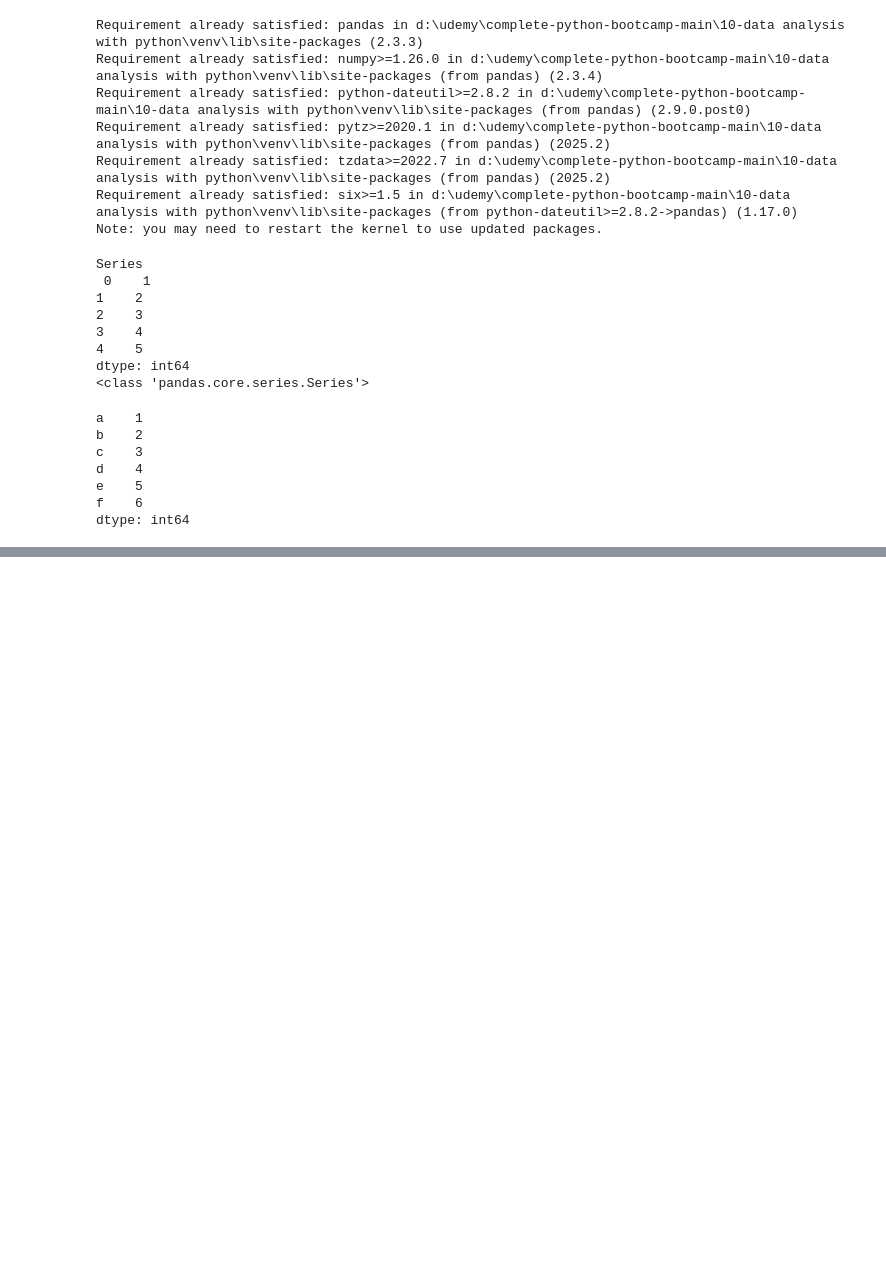
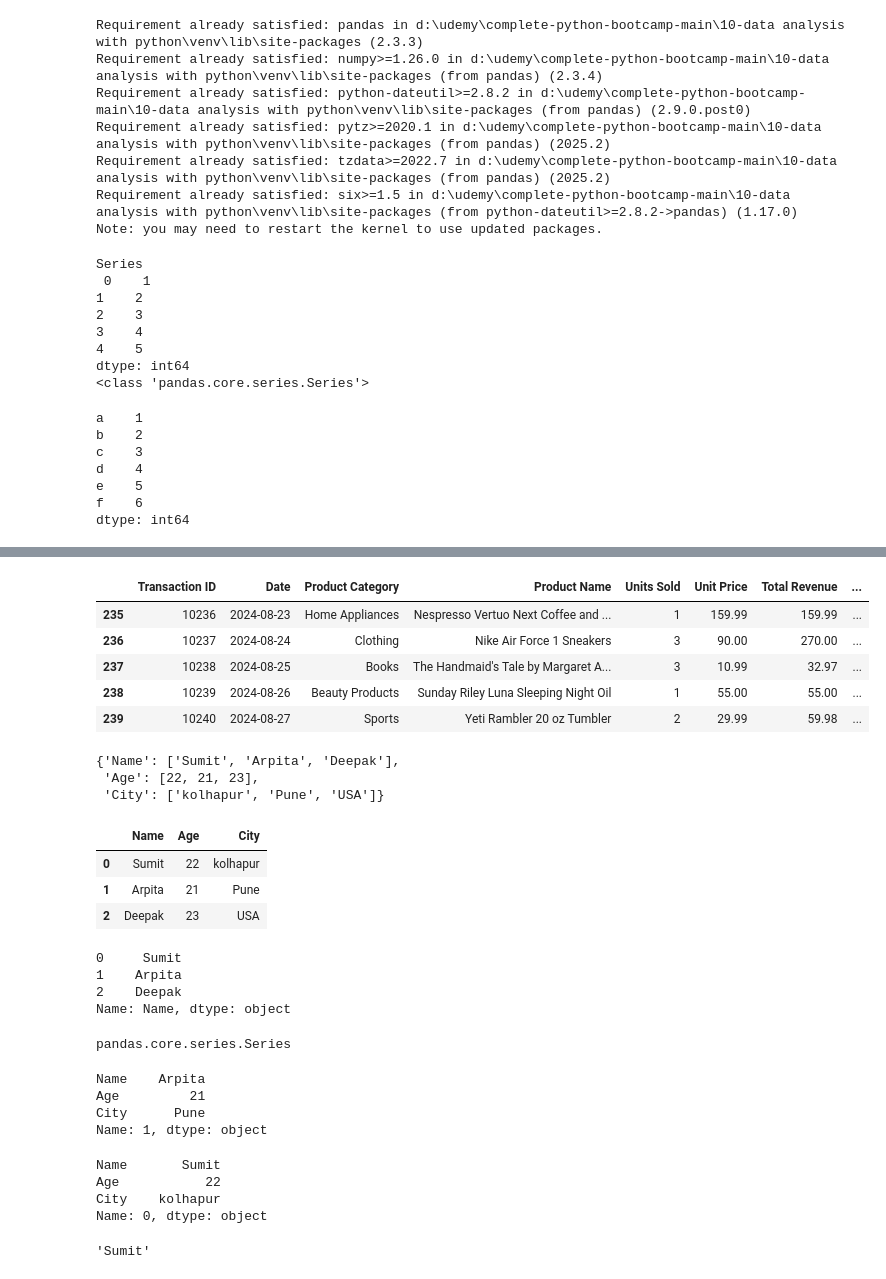
Before and after one commit to DeepakMangale/Complete-Python-Bootcamp-main, a Jupyter notebook: 10-Data Analysis With Python/10.2-pandas.ipynb, the cells around one changed output, grey strips where cells are left out. Cells and saved outputs as stored; diff of their text form; code cells hidden in the pictures; blank space fills up the shorter version.

```diff
--- a/10-Data Analysis With Python/10.2-pandas.ipynb
+++ b/10-Data Analysis With Python/10.2-pandas.ipynb
@@ -44,0 +113,52 @@ dtype: int64
+# %%
+df.tail(5)
+# %% [output]
+|  | Transaction ID | Date | Product Category | Product Name | Units Sold | Unit Price | Total Revenue | ... |
+| 235 | 10236 | 2024-08-23 | Home Appliances | Nespresso Vertuo Next Coffee and ... | 1 | 159.99 | 159.99 | ... |
+| 236 | 10237 | 2024-08-24 | Clothing | Nike Air Force 1 Sneakers | 3 | 90.00 | 270.00 | ... |
+| 237 | 10238 | 2024-08-25 | Books | The Handmaid's Tale by Margaret A... | 3 | 10.99 | 32.97 | ... |
+| 238 | 10239 | 2024-08-26 | Beauty Products | Sunday Riley Luna Sleeping Night Oil | 1 | 55.00 | 55.00 | ... |
+| 239 | 10240 | 2024-08-27 | Sports | Yeti Rambler 20 oz Tumbler | 2 | 29.99 | 59.98 | ... |
+# %%
+## Accessing Data From Dataframe
+data
+# %% [output]
+{'Name': ['Sumit', 'Arpita', 'Deepak'],
+ 'Age': [22, 21, 23],
+ 'City': ['kolhapur', 'Pune', 'USA']}
+# %%
+df
+# %% [output]
+|  | Name | Age | City |
+| 0 | Sumit | 22 | kolhapur |
+| 1 | Arpita | 21 | Pune |
+| 2 | Deepak | 23 | USA |
+# %%
+df['Name']
+# %% [output]
+0     Sumit
+1    Arpita
+2    Deepak
+Name: Name, dtype: object
+# %%
+type(df['Name'])
+# %% [output]
+pandas.core.series.Series
+# %%
+df.loc[1]
+# %% [output]
+Name    Arpita
+Age         21
+City      Pune
+Name: 1, dtype: object
+# %%
+df.iloc[0]
+# %% [output]
+Name       Sumit
+Age           22
+City    kolhapur
+Name: 0, dtype: object
+# %%
+df.iloc[0][0]
+# %% [output]
+'Sumit'
```
Also changed, not shown: parts of 24 cells of this notebook, 1 other file.
